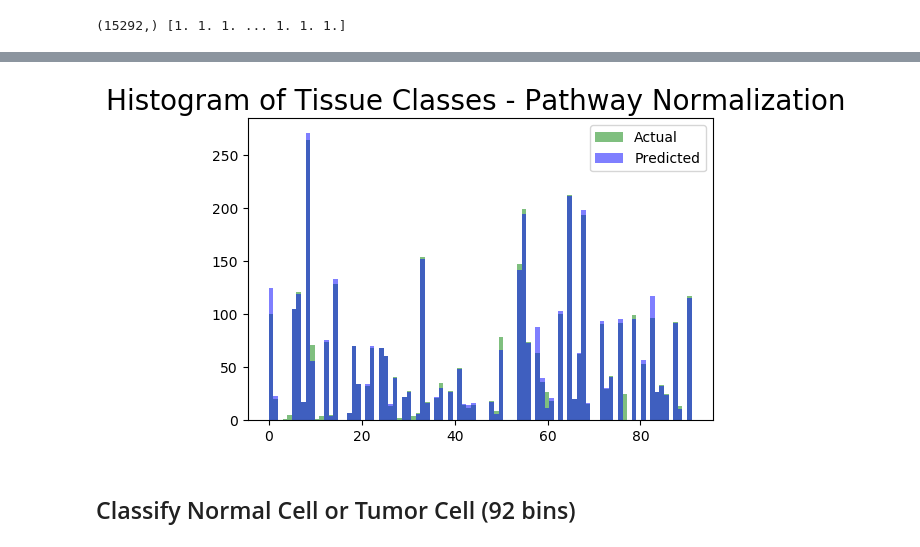
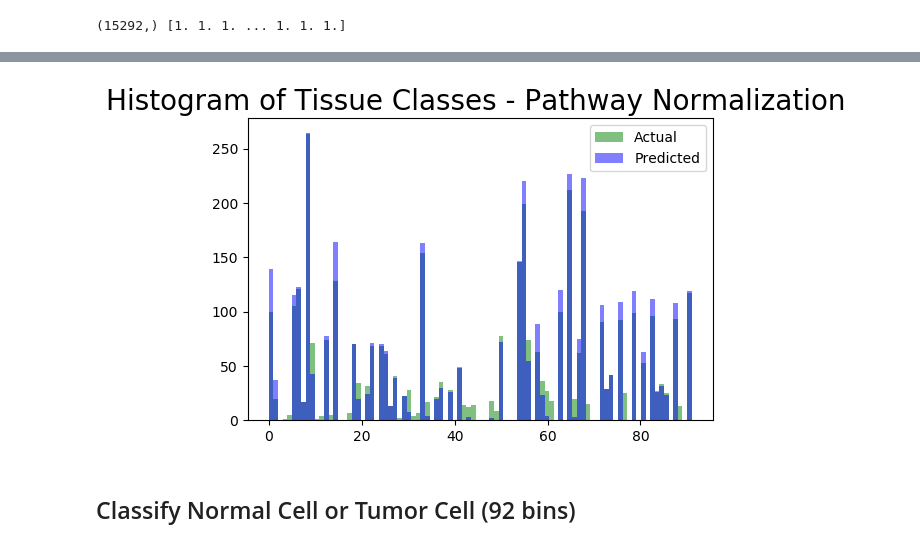
Before and after one commit to brad0taylor/xena-tools, a Jupyter notebook: genesets_brad_paths_disp.ipynb, the cells around one changed output, grey strips where cells are left out. Cells and saved outputs as stored; diff of their text form; code cells hidden in the pictures.

```diff
--- a/genesets_brad_paths_disp.ipynb
+++ b/genesets_brad_paths_disp.ipynb
@@ -508,16 +512,16 @@ Epoch 20/20
 <keras.callbacks.History at 0x...>
 # %%
-P_test =model.predict_classes( X_test)
+P_test =pathmodel.predict_classes( X_test)
 
 
 plt.figure(num=2, dpi=100, frameon=1)
 plt.title('Histogram of Tissue Classes - Pathway Normalization ',fontsize = 20)
 Y_n, Ybins, Yhist = plt.hist(Y_test[:], 92, facecolor='green', alpha=0.5)
 P_n, Ybins, Phist = plt.hist(P_test[:], 92, facecolor='blue',  alpha=0.5)
 plt.legend((Yhist[0], Phist[0]), ('Actual', 'Predicted'),fontsize = 10)
 plt.show()
 # %% [output]
-[figure, old version]
+[figure, new version]
 # %% [markdown]
 ## Classify Normal Cell or Tumor Cell (92 bins)
 # %%
```
Also changed, not shown: parts of 35 cells of this notebook.
